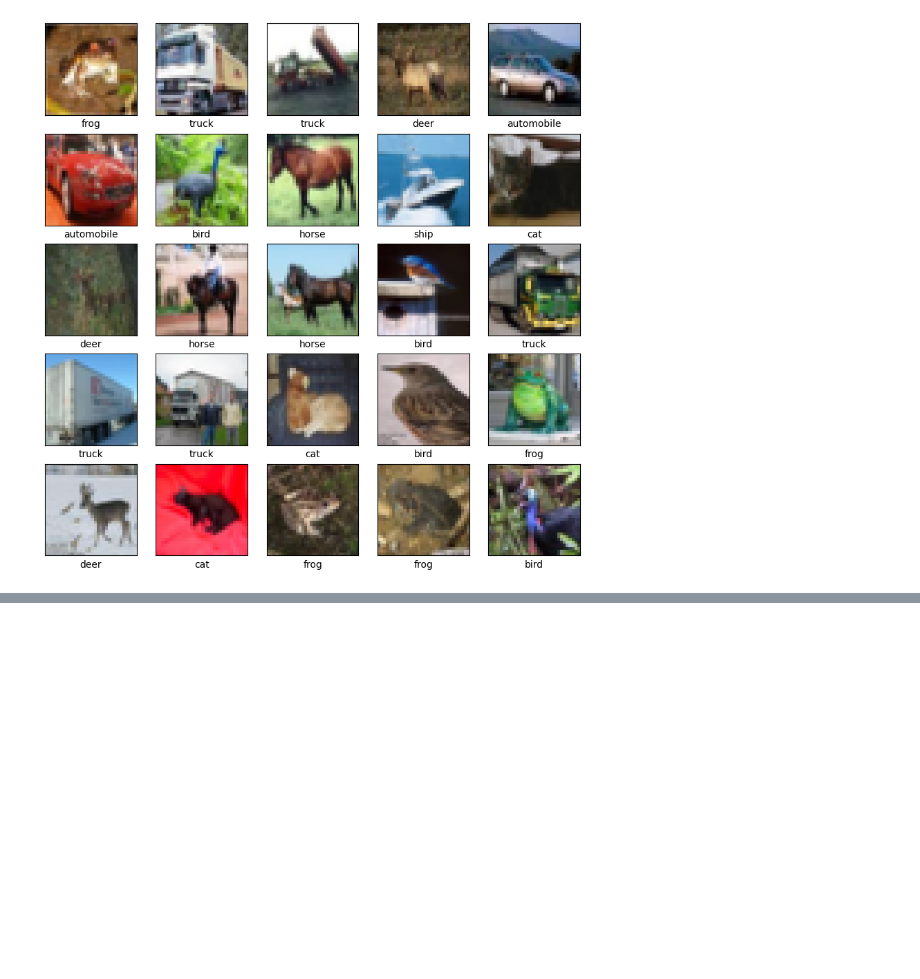
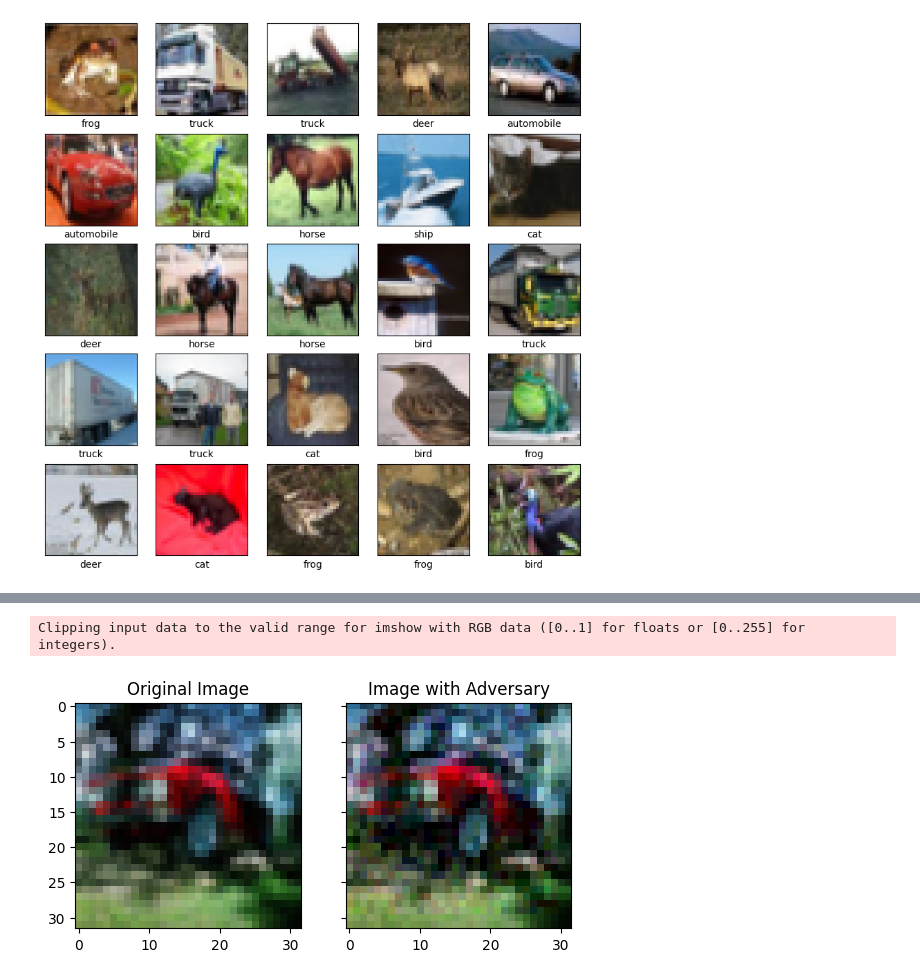
Before and after one commit to DarianFlorianVoda/FH-Karnten-Sem2, a Jupyter notebook: ANN_Pester_Project.ipynb, the cells around one changed output, grey strips where cells are left out. Saved outputs shown, nothing was run; the diff lists cells and outputs as text; code cells hidden in the pictures; blank space fills up the shorter version.

```diff
--- a/ANN_Pester_Project.ipynb
+++ b/ANN_Pester_Project.ipynb
@@ -60,0 +264,13 @@ plt.show()
+# %%
+# Function to calculate adversary noise
+def generate_adversary(image, label):
+  image = tf.cast(image, tf.float32)
+
+  with tf.GradientTape() as tape:
+    tape.watch(image)
+    prediction = model(image)
+    loss = tf.keras.losses.MSE(label, prediction)
+  gradient = tape.gradient(loss, image)
+  sign_grad = tf.sign(gradient)
+
+  return sign_grad
@@ -60,0 +290,15 @@ plt.show()
+# %%
+# Adding the adversary noise to image
+perturbations = generate_adversary(image,label).numpy()
+adversarial = image + (perturbations * 0.05)
+# %%
+# Comparing both images
+fig, (ax1,ax2) = plt.subplots(1, 2, sharey=True)
+ax1.imshow(image.reshape(height,width, channels))
+ax1.set_title("Original Image")
+ax2.imshow(adversarial.reshape(height,width, channels))
+ax2.set_title("Image with Adversary")
+plt.show()
+# %% [output]
+Clipping input data to the valid range for imshow with RGB data ([0..1] for floats or [0..255] for integers).
+[figure, added]
```
Also changed, not shown: parts of 24 cells of this notebook.
